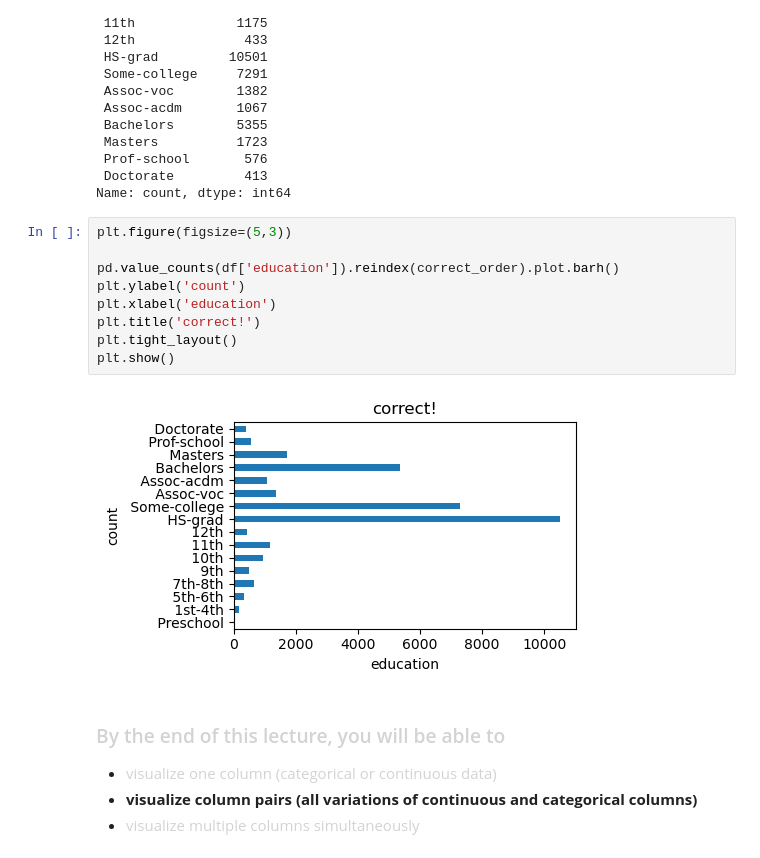
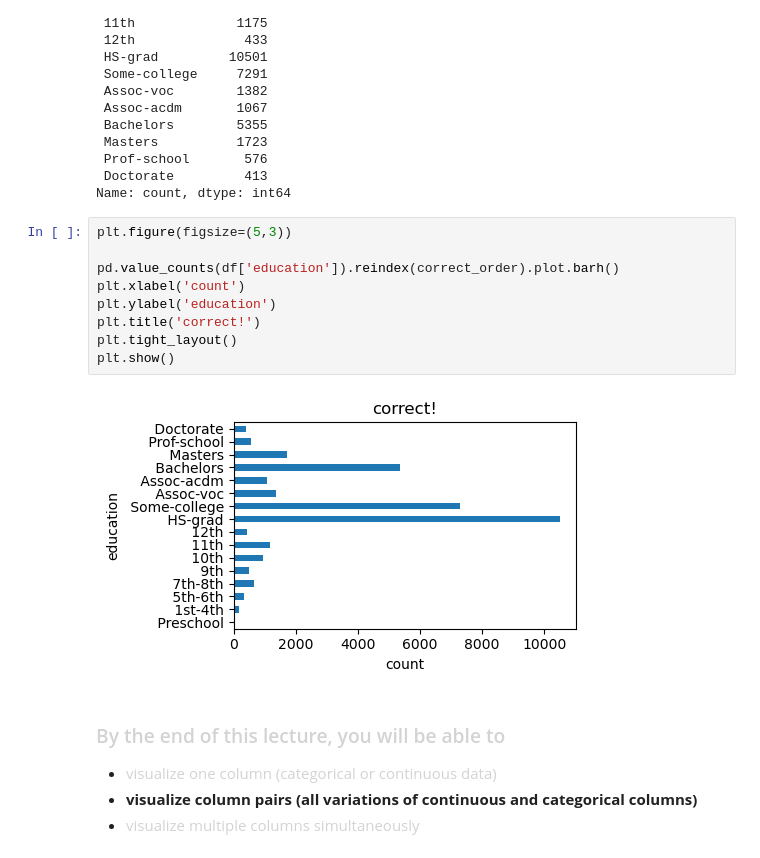
Before and after one commit to BrownDSI/DATA1030-Fall2023, a Jupyter notebook: week2 - EDA/EDA_p2.ipynb, the cells around one changed output. Drawn from its saved outputs; the diff is of its cells as text.

```diff
--- a/week2 - EDA/EDA_p2.ipynb
+++ b/week2 - EDA/EDA_p2.ipynb
@@ -216,14 +231,14 @@ Name: count, dtype: int64
 # %%
 plt.figure(figsize=(5,3))
 
 pd.value_counts(df['education']).reindex(correct_order).plot.barh()
-plt.ylabel('count')
-plt.xlabel('education')
+plt.xlabel('count')
+plt.ylabel('education')
 plt.title('correct!')
 plt.tight_layout()
 plt.show()
 # %% [output]
-[figure, old version]
+[figure, new version]
 # %% [markdown]
 ### <font color='LIGHTGRAY'>By the end of this lecture, you will be able to</font>
    - <font color='LIGHTGRAY'>visualize one column (categorical or continuous data)</font>
```
Also changed, not shown: parts of 7 cells of this notebook, 14 other files.
